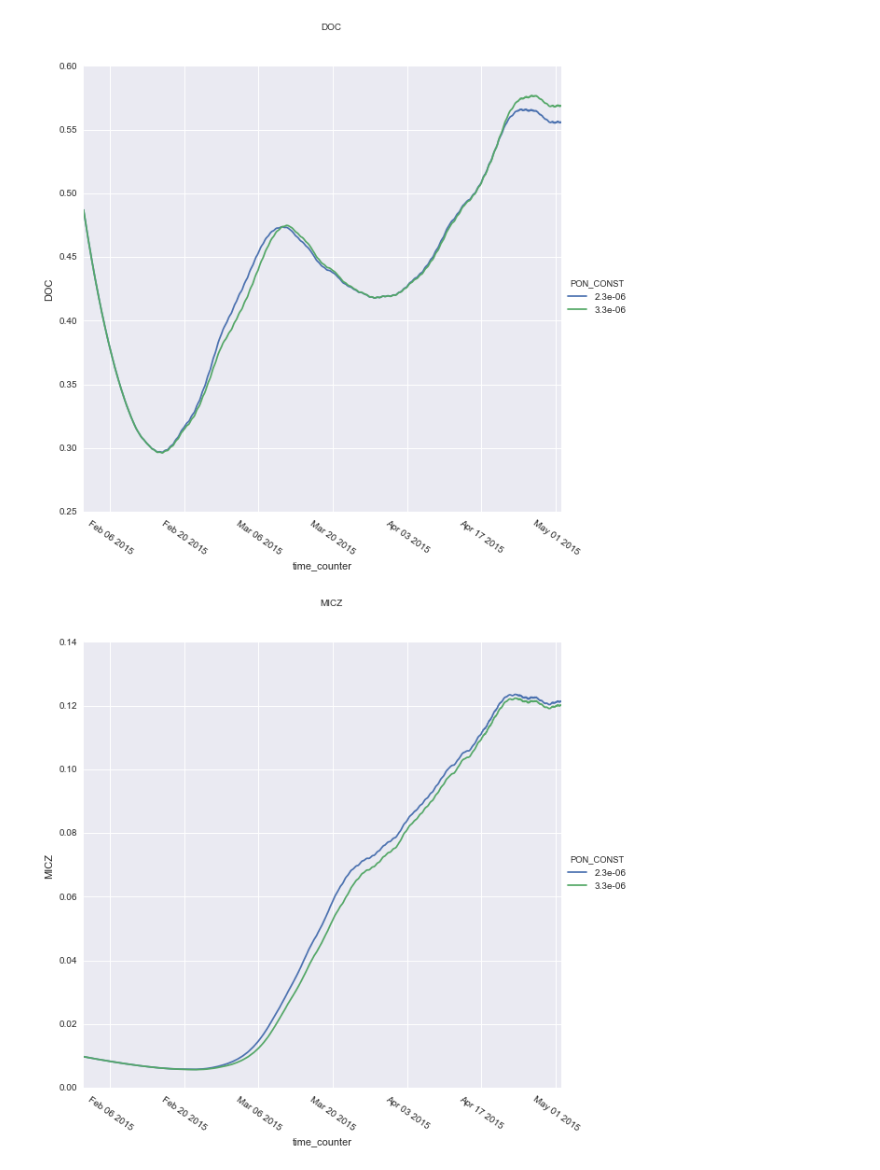
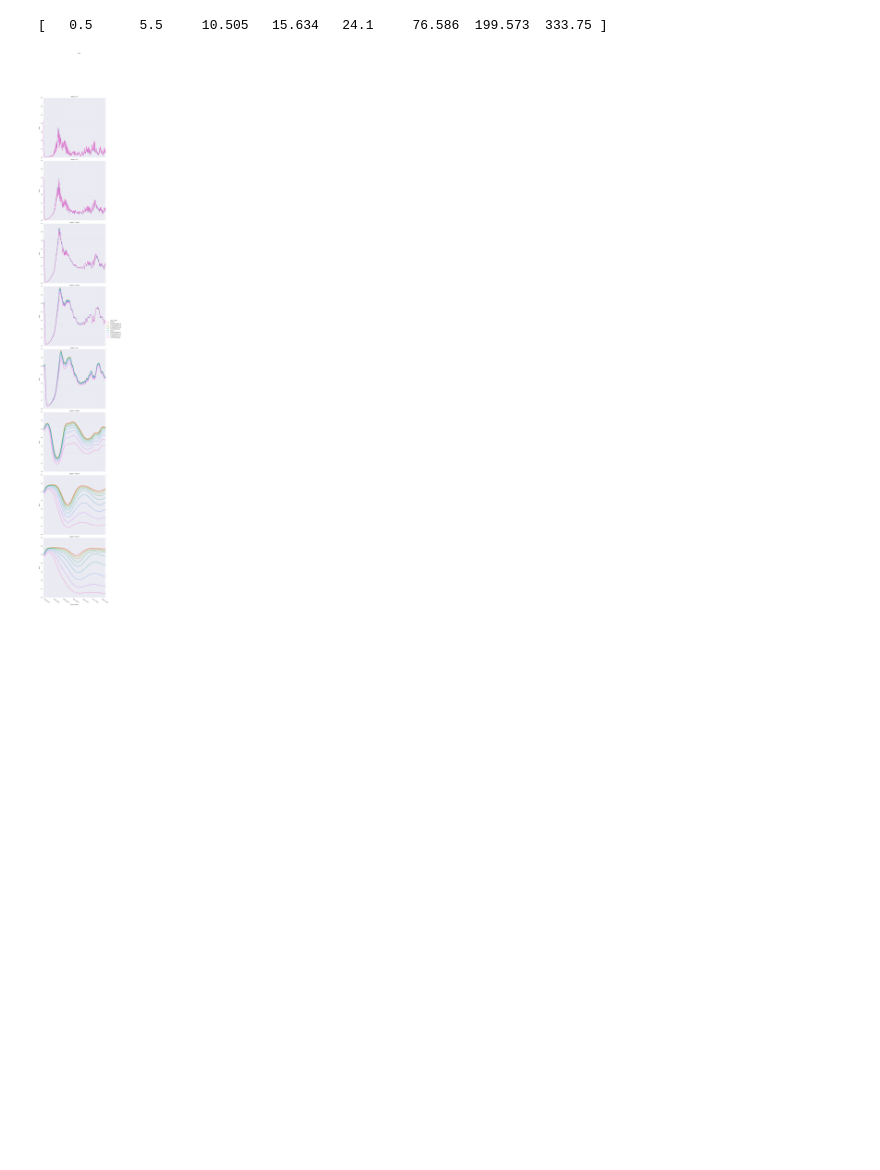
Before and after one commit to SalishSeaCast/analysis-james, a Jupyter notebook: notebooks/PON_remin.ipynb, the cells around one changed output. Drawn from its saved outputs; the diff is of its cells as text; code cells hidden in the pictures; blank space fills up the shorter version.

```diff
--- a/notebooks/PON_remin.ipynb
+++ b/notebooks/PON_remin.ipynb
@@ -59,6 +70,6 @@ plt.title("DON difference (zz_remin_D_PON=" + str(param_1) + " - zz_remin_D_PON=
 # %%
 # Plot depth/time/NO3 heatmap for each value
-for PON_remin_const in dataset_dict:
+for PON_remin_const in keys:
     z = dataset_dict[PON_remin_const].deptht.values
     t= np.array([float(x) for x in dataset_dict[PON_remin_const].time_centered.values])
     tz,zt=np.meshgrid((t[:] - t[0])/10**9/3600/24,z[:])
@@ -124,16 +151,22 @@ plt.title("NH4 difference (zz_remin_D_PON=" + str(param_1) + " - zz_remin_D_PON=
 # Convert list of xarrays to a single pandas dataframe. Easier to manipulate and plot
 dataframe_list = []
 for PON_remin_const in dataset_dict:
-    df = dataset_dict[PON_remin_const].to_dataframe()
+    df = dataset_dict[PON_remin_const].to_dataframe().query('x == 2 and y == 2 and axis_nbounds == 0')
     df['PON_CONST'] = PON_remin_const
     dataframe_list.append(df)
 
-df = pd.concat(dataframe_list)
+df_subset = pd.concat(dataframe_list)
 
-df_subset = df.query('x == 2 and y == 2 and axis_nbounds == 0') # Subset for certain grids of the 5x5
+ # Subset for certain grids of the 5x5
 df_subset.reset_index(inplace=True) # Get rid of that multiindex madness
 # %%
 # Create a dataframe with depth averaged tracer values. If all grid heights are the same this is the mean value
+mesh_mask = xr.open_dataset(group_results_directory + '/' + individual_directories[0] +'/' + 'mesh_mask.nc')
 
-depth_averaged = df_subset.groupby(['time_counter','PON_CONST','x','y']).mean()
-depth_averaged.reset_index(inplace=True)
+grid_heights = pd.DataFrame({'deptht': mesh_mask['gdept_1d'].values[0], 'GRID_HEIGHT' : mesh_mask['e3t_1d'].values[0]})
+
+
+grid_heights = grid_heights.round({'deptht':3})
+df_subset = df_subset.round({'deptht':3})
+
+df_subset = pd.merge(df_subset, grid_heights, on='deptht', how = "left")
@@ -139,0 +184,7 @@ depth_averaged.reset_index(inplace=True)
+# %%
+for var in plot_vars:
+    fg = sns.FacetGrid(data=depth_averaged, hue='PON_CONST',size =8)
+    fg.map(plt.plot, 'time_counter', var).add_legend()
+    fg.set_xticklabels(rotation=-35)
+    plt.subplots_adjust(top=0.9)
+    fg.fig.suptitle(var)
@@ -140,12 +203,17 @@ depth_averaged.reset_index(inplace=True)
 # %%
-plot_vars = [ 'DOC','MICZ', 'MYRI', 'NH4', 'NO3', 'O2', 'PHY', 'PHY2', 'POC', 'Si', 'bSi']
+plot_vars = ['POC']#[ 'DOC','MICZ', 'MYRI', 'NH4', 'NO3', 'O2', 'PHY', 'PHY2', 'POC', 'Si', 'bSi']
 
+
+
+depth_vals = (df_subset['deptht'].unique())[0:40:5]
+
+print(depth_vals)
 for var in plot_vars:
-    fg = sns.FacetGrid(data=depth_averaged, hue='PON_CONST',size =8)
+    fg = sns.FacetGrid(data=df_subset.query("deptht in @depth_vals"), hue='PON_CONST',row = "deptht",size =8)
     fg.map(plt.plot, 'time_counter', var).add_legend()
     fg.set_xticklabels(rotation=-35)
     plt.subplots_adjust(top=0.9)
     fg.fig.suptitle(var)
 # %% [output]
+[   0.5      5.5     10.505   15.634   24.1     76.586  199.573  333.75 ]
-[figure, old version]
+[figure, new version]
-[figure, removed]
```
Also changed, not shown: parts of 10 cells of this notebook, 2 other files.
